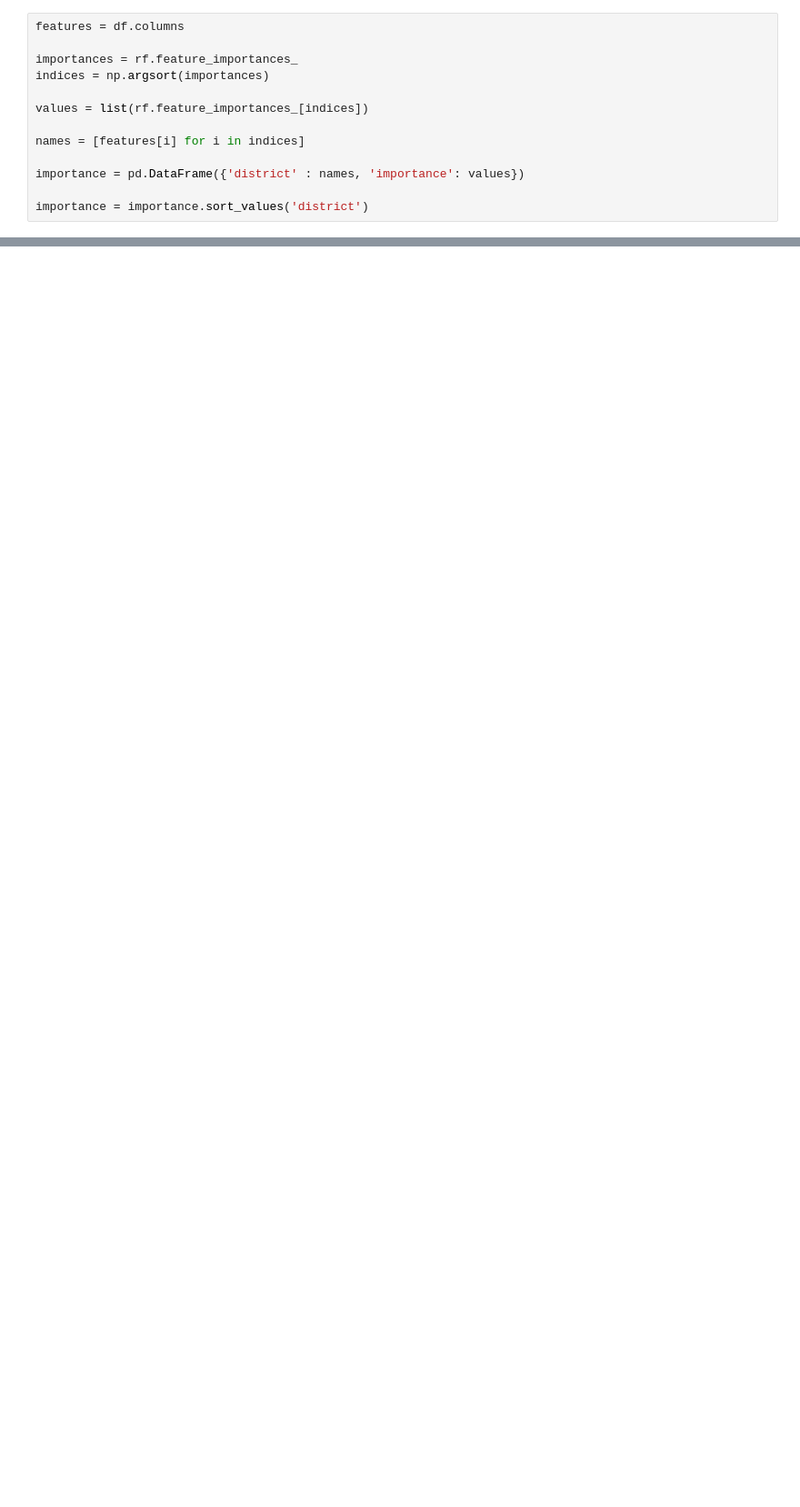
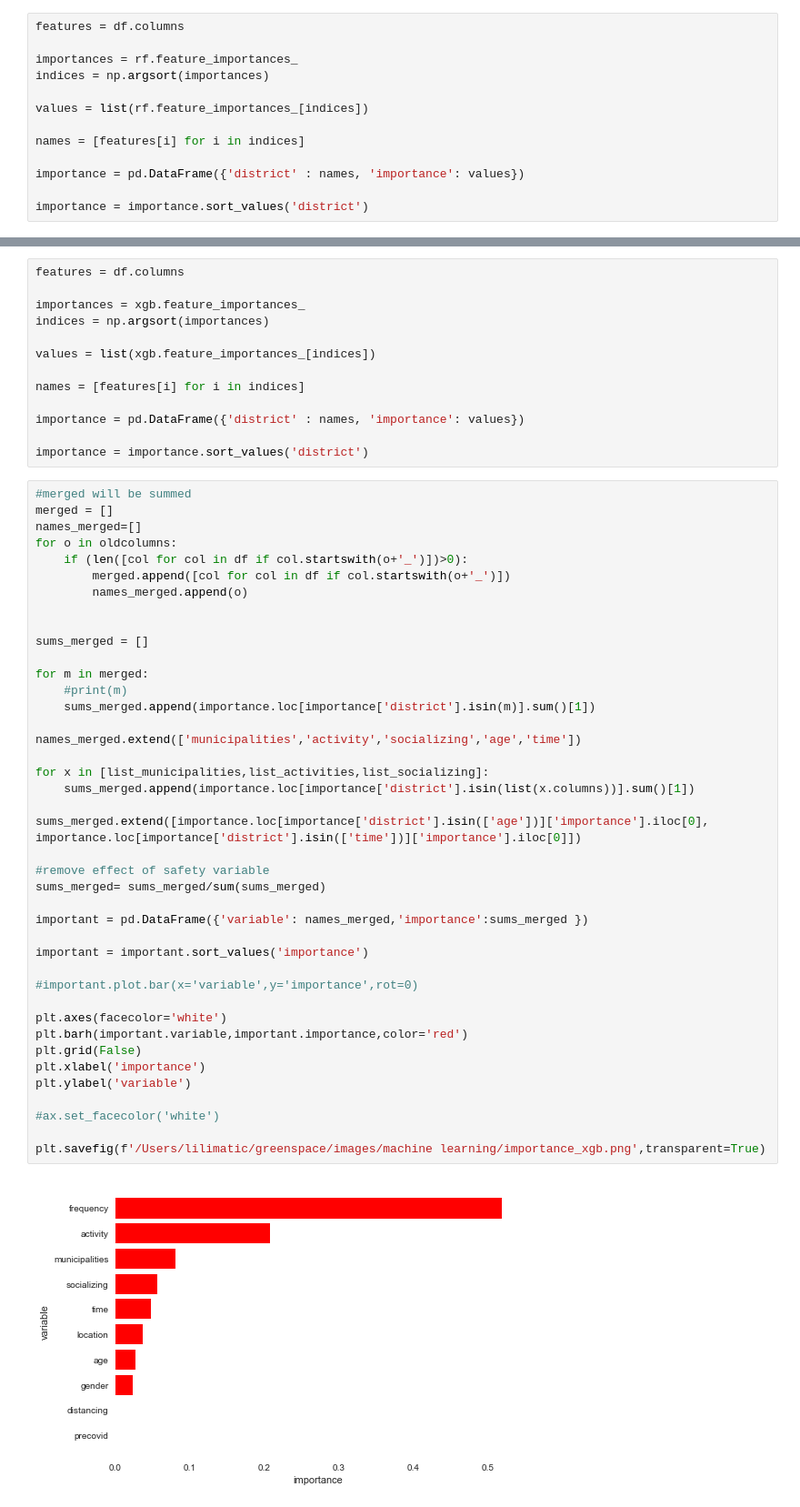
Before and after one commit to lilimatic/greenspace, a Jupyter notebook: machine learning/Hot one Regression.ipynb, the cells around one changed output, grey strips where cells are left out. Shown at 91% size. Drawn from its saved outputs; the diff is of its cells as text; blank space fills up the shorter version.

```diff
--- a/machine learning/Hot one Regression.ipynb
+++ b/machine learning/Hot one Regression.ipynb
@@ -167,0 +240,57 @@ for i in range(3):
+# %%
+features = df.columns
+
+importances = xgb.feature_importances_
+indices = np.argsort(importances)
+
+values = list(xgb.feature_importances_[indices])
+
+names = [features[i] for i in indices]
+
+importance = pd.DataFrame({'district' : names, 'importance': values})
+
+importance = importance.sort_values('district')
+# %%
+#merged will be summed
+merged = []
+names_merged=[]
+for o in oldcolumns:
+    if (len([col for col in df if col.startswith(o+'_')])>0):
+        merged.append([col for col in df if col.startswith(o+'_')])
+        names_merged.append(o)
+
+
+sums_merged = []
+
+for m in merged:
+    #print(m)
+    sums_merged.append(importance.loc[importance['district'].isin(m)].sum()[1])
+
+names_merged.extend(['municipalities','activity','socializing','age','time'])
+
+for x in [list_municipalities,list_activities,list_socializing]:
+    sums_merged.append(importance.loc[importance['district'].isin(list(x.columns))].sum()[1])
+
+sums_merged.extend([importance.loc[importance['district'].isin(['age'])]['importance'].iloc[0],
+importance.loc[importance['district'].isin(['time'])]['importance'].iloc[0]])
+
+#remove effect of safety variable
+sums_merged= sums_merged/sum(sums_merged)
+
+important = pd.DataFrame({'variable': names_merged,'importance':sums_merged })
+
+important = important.sort_values('importance')
+
+#important.plot.bar(x='variable',y='importance',rot=0)
+
+plt.axes(facecolor='white')
+plt.barh(important.variable,important.importance,color='red')
+plt.grid(False)
+plt.xlabel('importance')
+plt.ylabel('variable')
+
+#ax.set_facecolor('white')
+
+plt.savefig(f'/Users/lilimatic/greenspace/images/machine learning/importance_xgb.png',transparent=True)
+# %% [output]
+[figure, added]
```
Also changed, not shown: parts of 34 cells of this notebook, 8 other files.
